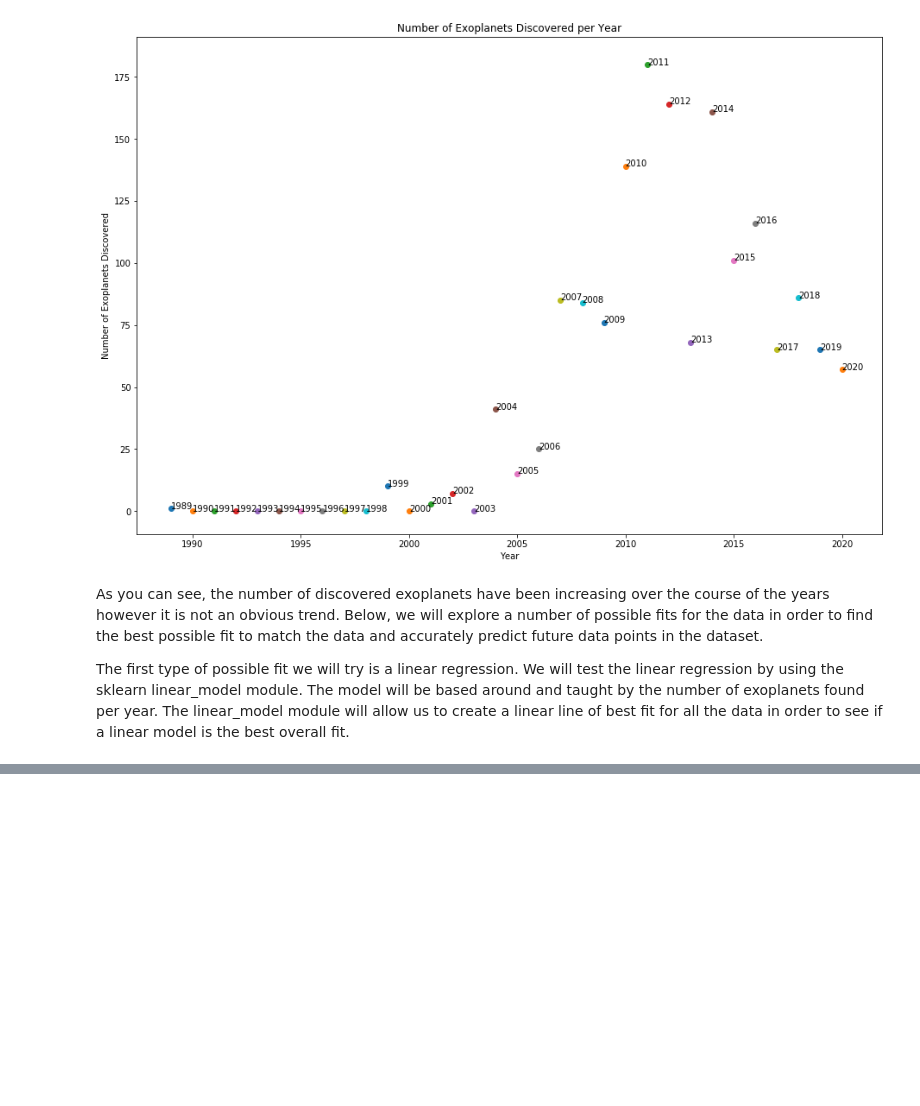
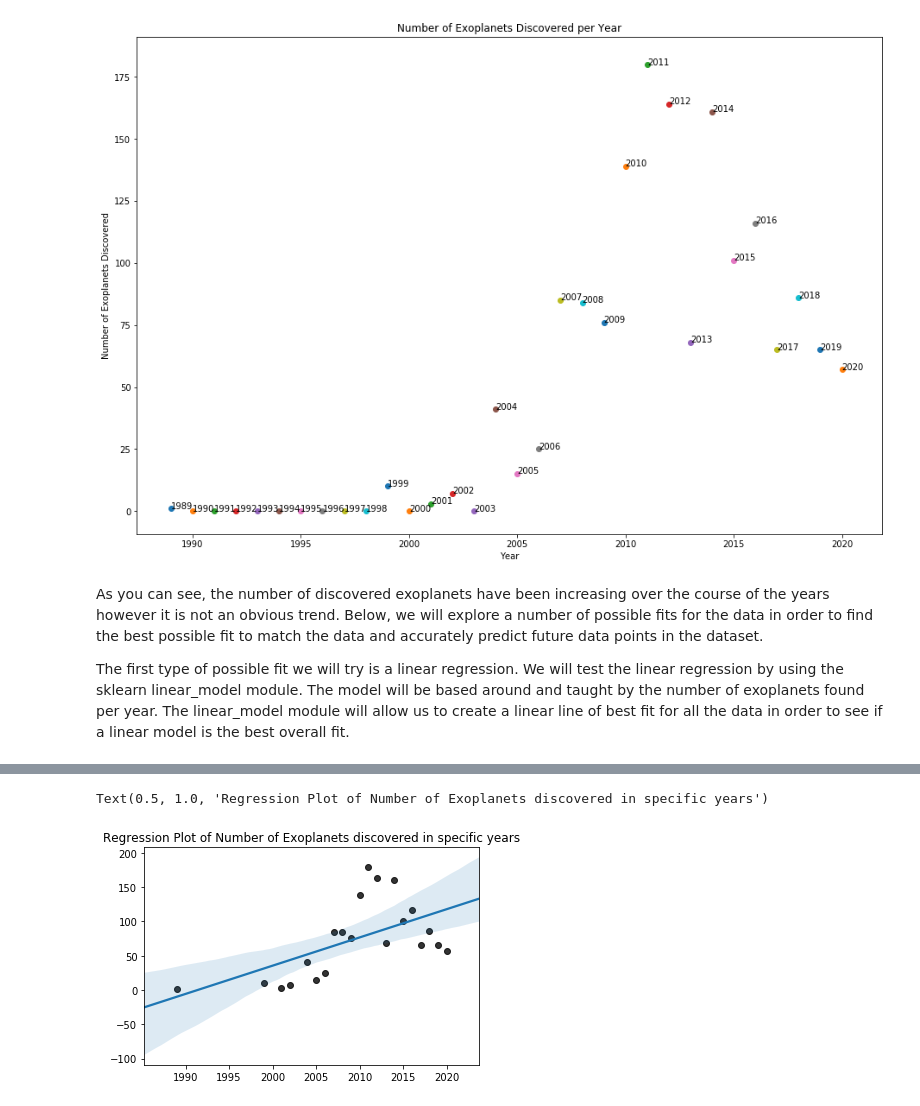
Before and after one commit to ebarr10/Potential_Exoplanet_Life, a Jupyter notebook: 320FinalProject.ipynb, the cells around one changed output, grey strips where cells are left out. Saved outputs shown, nothing was run; the diff lists cells and outputs as text; code cells hidden in the pictures; blank space fills up the shorter version.

```diff
--- a/320FinalProject.ipynb
+++ b/320FinalProject.ipynb
@@ -590,0 +599,5 @@ plot.show()
+# %%
+sns.regplot(x=years, y=num_disc, scatter_kws={'color': 'black'}).set_title('Regression Plot of Number of Exoplanets discovered in specific years')
+# %% [output]
+Text(0.5, 1.0, 'Regression Plot of Number of Exoplanets discovered in specific years')
+[figure, added]
```
Also changed, not shown: parts of 6 cells of this notebook.
